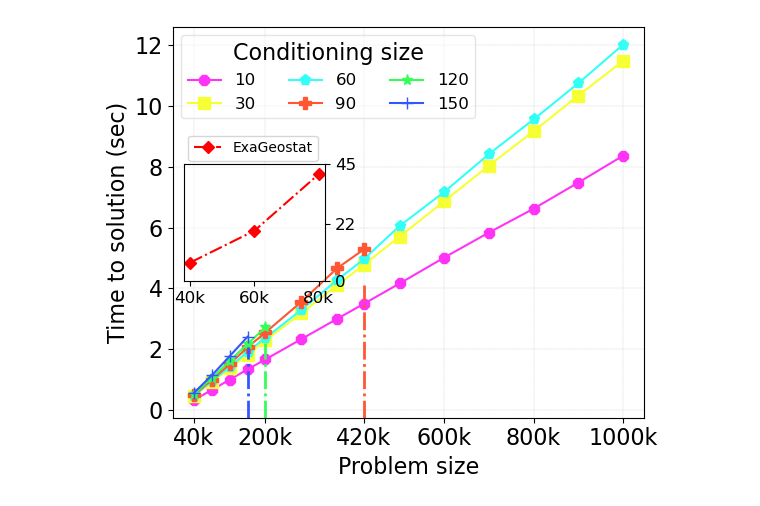
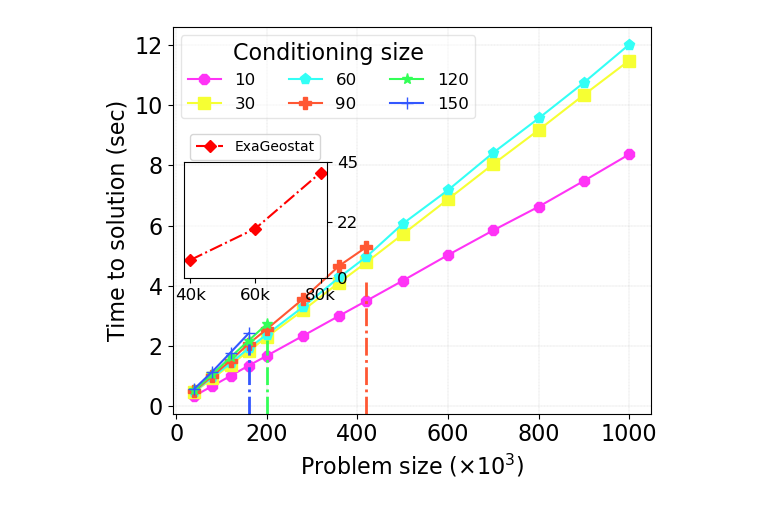
Before and after one commit to jack-pan-ai/Batched-Vecchia-Approximation, a Jupyter notebook: testing/test_perf_plot_v100.ipynb, the cells around one changed output. Cells and saved outputs as stored; diff of their text form; code cells hidden in the pictures.

```diff
--- a/testing/test_perf_plot_v100.ipynb
+++ b/testing/test_perf_plot_v100.ipynb
@@ -81,8 +81,8 @@ for i, num_cs in enumerate(cs_set):
              linewidth=1.5, marker=markers[i], label=str(num_cs), markersize=8)
 # tick modification
 _list_xtick = [40, 200, 420, 600, 800, 1000]
-_list_xtick_name = [f'{int(tick)}k' for tick in _list_xtick]
-plt.xticks(_list_xtick, _list_xtick_name)
+# _list_xtick_name = [f'{int(tick)}k' for tick in _list_xtick]
+# plt.xticks(_list_xtick, _list_xtick_name)
 plt.axvline(160, ymin=0, ymax=0.18, color=colors[len(cs_set) - 1], linestyle='-.', linewidth=2.0)
 plt.axvline(200, ymin=0, ymax=0.19, color=colors[len(cs_set) - 2], linestyle='-.', linewidth=2.0)
 plt.axvline(420, ymin=0, ymax=0.34, color=colors[len(cs_set) - 3], linestyle='-.', linewidth=2.0)
@@ -92,7 +92,7 @@ plt.axvline(420, ymin=0, ymax=0.34, color=colors[len(cs_set) - 3], linestyle='-.
 legend = plt.legend(ncol = 3, fontsize=12,
                     title = 'Conditioning size') #loc='lower center', bbox_to_anchor=(0.5, -0.3)
 legend.get_frame().set_alpha(0.5)  # 50% transparency
-plt.xlabel(r'Problem size')
+plt.xlabel(r'Problem size ($\times 10^3$)')
 plt.ylabel('Time to solution (sec)')
 
 # Adding grid for better readability
@@ -108,34 +108,34 @@ def set_inner_plot():
 
     # Now plot on the inset axes. Example:
     ax_inset.plot(np.asarray(problem_s_exageostat)/1000, time_exageostat, linestyle='-.',
                   color='red', linewidth=1.5, marker=markers[i+1], label = 'ExaGeostat')
     ax_inset.patch.set_alpha(0.5)  # 50% transparent
     # ax_inset.grid(True, which='both', linestyle='--', linewidth=0.2)
     _list_xtick_exageostat = list(np.asarray([40, 60, 80]))
     ax_inset.set_xticks(_list_xtick_exageostat,
                         [f'{int(tick)}k' for tick in _list_xtick_exageostat],
                         fontsize = 12)
     _list_ytick_exageostat = list(np.asarray([0, 22, 45]))# 60, 120, 180]))
     ax_inset.set_yticks(_list_ytick_exageostat,
                         _list_ytick_exageostat,
                         fontsize = 12)
     # # You can set properties for the inset axes if needed, like labels, title, etc.
     # ax_inset.set_xlabel('Small X label')
     # ax_inset.set_ylabel('Small Y label')
     # ax_inset.set_title('Inset Title')
     ax_inset.yaxis.tick_right()
     ax_inset.legend(loc='best', fontsize=10,  bbox_to_anchor=(1.0,1.3))
 
     # # Adjust the view limits or other properties of the inset
     # ax_inset.set_xlim(...) # Specify your limits here
     # ax_inset.set_ylim(...) # Specify your limits here
 set_inner_plot()
 
 plt.tight_layout()
 plt.savefig(f'./fig/perf_time_v100.pdf')
 plt.show()
 # %% [output]
-[figure, old version]
+[figure, new version]
 # %%
 # Create a plot with a larger size and a better style
 plt.figure(figsize=(6, 5))
```
Also changed, not shown: parts of 1 cell of this notebook, 11 other files.
